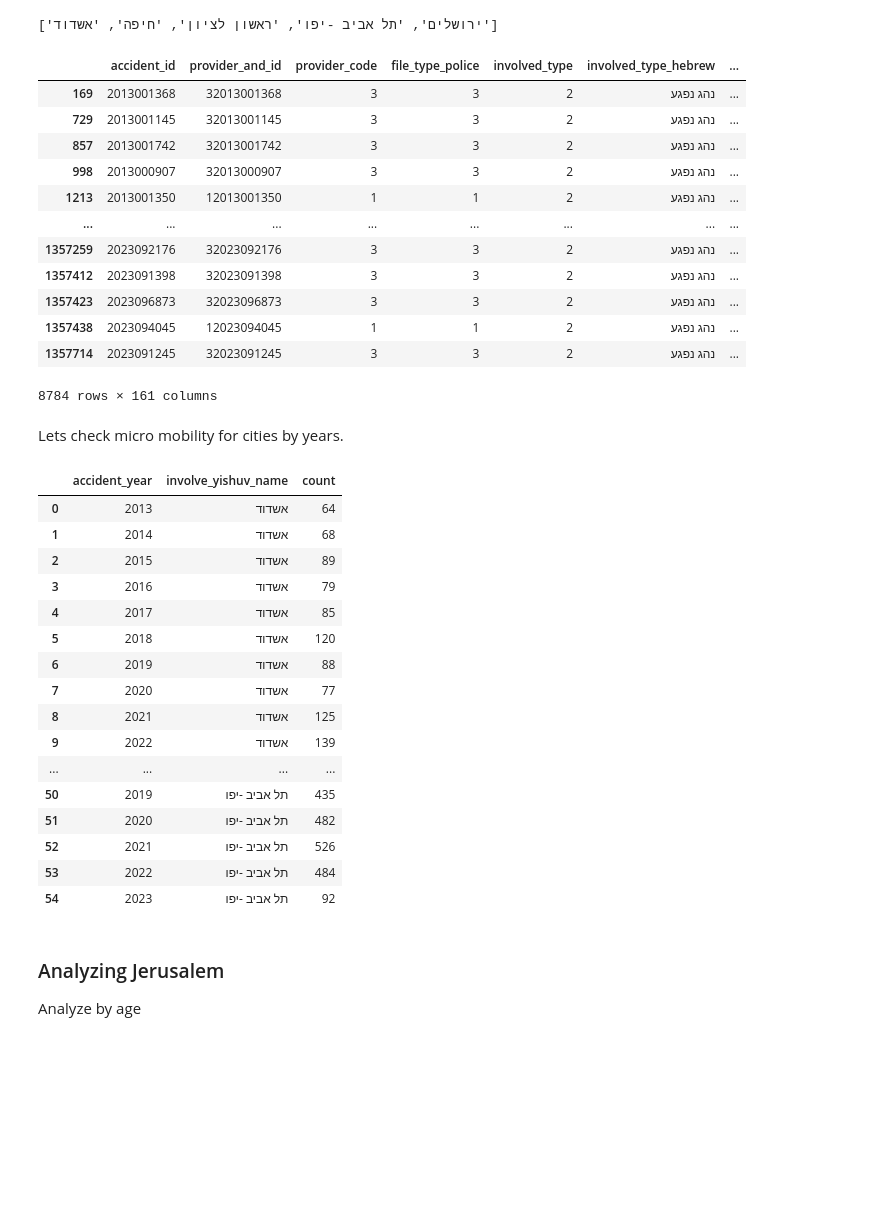
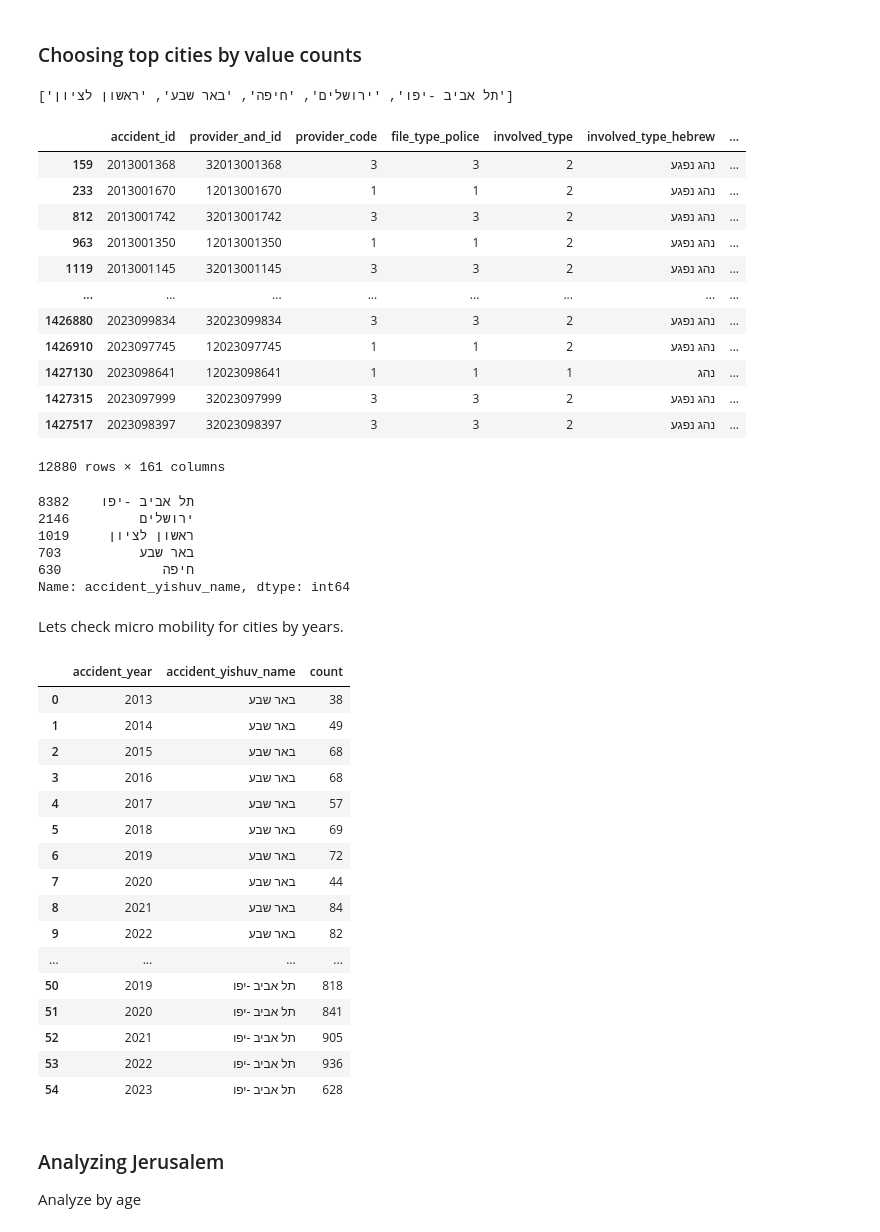
Before and after one commit to tryko/anyway, a Jupyter notebook: EDA_all_cities.ipynb, the cells around one changed output. Saved outputs shown, nothing was run; the diff lists cells and outputs as text; code cells hidden in the pictures; blank space fills up the shorter version.

```diff
--- a/EDA_all_cities.ipynb
+++ b/EDA_all_cities.ipynb
@@ -26,8 +29,10 @@ imh
+# %% [markdown]
+### Choosing top cities by value counts
 # %%
-cities_names = imh.involve_yishuv_name.value_counts().head(5).index.tolist()
+cities_names = imh.accident_yishuv_name.value_counts().head(5).index.tolist()
 cities_names
 # %% [output]
-['ירושלים', 'תל אביב -יפו', 'ראשון לציון', 'חיפה', 'אשדוד']
+['תל אביב -יפו', 'ירושלים', 'חיפה', 'באר שבע', 'ראשון לציון']
 # %%
 BICYCLE = 15
 SCOOTER = 21
@@ -37,49 +42,57 @@ E_BICYCLE = 23
 micro_vehicle = [BICYCLE, SCOOTER, KALNOIT, E_BICYCLE]
 # %%
 imh_mv = imh[imh.involve_vehicle_type.isin(micro_vehicle)]
-#sc = selected cities
-imh_mv_sc = imh_mv[imh_mv.involve_yishuv_name.isin(cities_names)]
+imh_mv_sc = imh_mv[imh_mv.accident_yishuv_name.isin(cities_names)]
 imh_mv_sc
 # %% [output]
 |  | accident_id | provider_and_id | provider_code | file_type_police | involved_type | involved_type_hebrew | ... |
-| 169 | 2013001368 | 32013001368 | 3 | 3 | 2 | נהג נפגע | ... |
-| 729 | 2013001145 | 32013001145 | 3 | 3 | 2 | נהג נפגע | ... |
-| 857 | 2013001742 | 32013001742 | 3 | 3 | 2 | נהג נפגע | ... |
-| 998 | 2013000907 | 32013000907 | 3 | 3 | 2 | נהג נפגע | ... |
-| 1213 | 2013001350 | 12013001350 | 1 | 1 | 2 | נהג נפגע | ... |
+| 159 | 2013001368 | 32013001368 | 3 | 3 | 2 | נהג נפגע | ... |
+| 233 | 2013001670 | 12013001670 | 1 | 1 | 2 | נהג נפגע | ... |
+| 812 | 2013001742 | 32013001742 | 3 | 3 | 2 | נהג נפגע | ... |
+| 963 | 2013001350 | 12013001350 | 1 | 1 | 2 | נהג נפגע | ... |
+| 1119 | 2013001145 | 32013001145 | 3 | 3 | 2 | נהג נפגע | ... |
 | ... | ... | ... | ... | ... | ... | ... | ... |
-| 1357259 | 2023092176 | 32023092176 | 3 | 3 | 2 | נהג נפגע | ... |
-| 1357412 | 2023091398 | 32023091398 | 3 | 3 | 2 | נהג נפגע | ... |
-| 1357423 | 2023096873 | 32023096873 | 3 | 3 | 2 | נהג נפגע | ... |
-| 1357438 | 2023094045 | 12023094045 | 1 | 1 | 2 | נהג נפגע | ... |
-| 1357714 | 2023091245 | 32023091245 | 3 | 3 | 2 | נהג נפגע | ... |
+| 1426880 | 2023099834 | 32023099834 | 3 | 3 | 2 | נהג נפגע | ... |
+| 1426910 | 2023097745 | 12023097745 | 1 | 1 | 2 | נהג נפגע | ... |
+| 1427130 | 2023098641 | 12023098641 | 1 | 1 | 1 | נהג | ... |
+| 1427315 | 2023097999 | 32023097999 | 3 | 3 | 2 | נהג נפגע | ... |
+| 1427517 | 2023098397 | 32023098397 | 3 | 3 | 2 | נהג נפגע | ... |
-8784 rows × 161 columns
+12880 rows × 161 columns
+# %%
+imh_mv_sc.accident_yishuv_name.value_counts()
+# %% [output]
+תל אביב -יפו    8382
+ירושלים         2146
+ראשון לציון     1019
+באר שבע          703
+חיפה             630
+Name: accident_yishuv_name, dtype: int64
 # %% [markdown]
 Lets check micro mobility for cities by years.
 # %%
-imh_mv_sc_gb = imh_mv_sc.groupby(['accident_year', 'involve_yishuv_name']).size().reset_index(name='count')
-imh_mv_sc_pv = imh_mv_sc_gb.pivot(index='accident_year', columns='involve_yishuv_name', values='count').reset_index()
-imh_mv_sc_long = imh_mv_sc_pv.melt(id_vars='accident_year', var_name='involve_yishuv_name', value_name='count')
+imh_mv_sc_gb = imh_mv_sc.groupby(['accident_year', 'accident_yishuv_name']).size().reset_index(name='count')
+imh_mv_sc_pv = imh_mv_sc_gb.pivot(index='accident_year', columns='accident_yishuv_name', values='count').reset_index()
+imh_mv_sc_long = imh_mv_sc_pv.melt(id_vars='accident_year', var_name='accident_yishuv_name', value_name='count')
 
 imh_mv_sc_long
 # %% [output]
-|  | accident_year | involve_yishuv_name | count |
-| 0 | 2013 | אשדוד | 64 |
-| 1 | 2014 | אשדוד | 68 |
-| 2 | 2015 | אשדוד | 89 |
-| 3 | 2016 | אשדוד | 79 |
-| 4 | 2017 | אשדוד | 85 |
-| 5 | 2018 | אשדוד | 120 |
-| 6 | 2019 | אשדוד | 88 |
-| 7 | 2020 | אשדוד | 77 |
-| 8 | 2021 | אשדוד | 125 |
-| 9 | 2022 | אשדוד | 139 |
+|  | accident_year | accident_yishuv_name | count |
+| 0 | 2013 | באר שבע | 38 |
+| 1 | 2014 | באר שבע | 49 |
+| 2 | 2015 | באר שבע | 68 |
+| 3 | 2016 | באר שבע | 68 |
+| 4 | 2017 | באר שבע | 57 |
+| 5 | 2018 | באר שבע | 69 |
+| 6 | 2019 | באר שבע | 72 |
+| 7 | 2020 | באר שבע | 44 |
+| 8 | 2021 | באר שבע | 84 |
+| 9 | 2022 | באר שבע | 82 |
 | ... | ... | ... | ... |
-| 50 | 2019 | תל אביב -יפו | 435 |
-| 51 | 2020 | תל אביב -יפו | 482 |
-| 52 | 2021 | תל אביב -יפו | 526 |
-| 53 | 2022 | תל אביב -יפו | 484 |
-| 54 | 2023 | תל אביב -יפו | 92 |
+| 50 | 2019 | תל אביב -יפו | 818 |
+| 51 | 2020 | תל אביב -יפו | 841 |
+| 52 | 2021 | תל אביב -יפו | 905 |
+| 53 | 2022 | תל אביב -יפו | 936 |
+| 54 | 2023 | תל אביב -יפו | 628 |
 # %%
 fig = px.line(
     imh_mv_sc_long,
```
Also changed, not shown: parts of 10 cells of this notebook, 2 other files.
